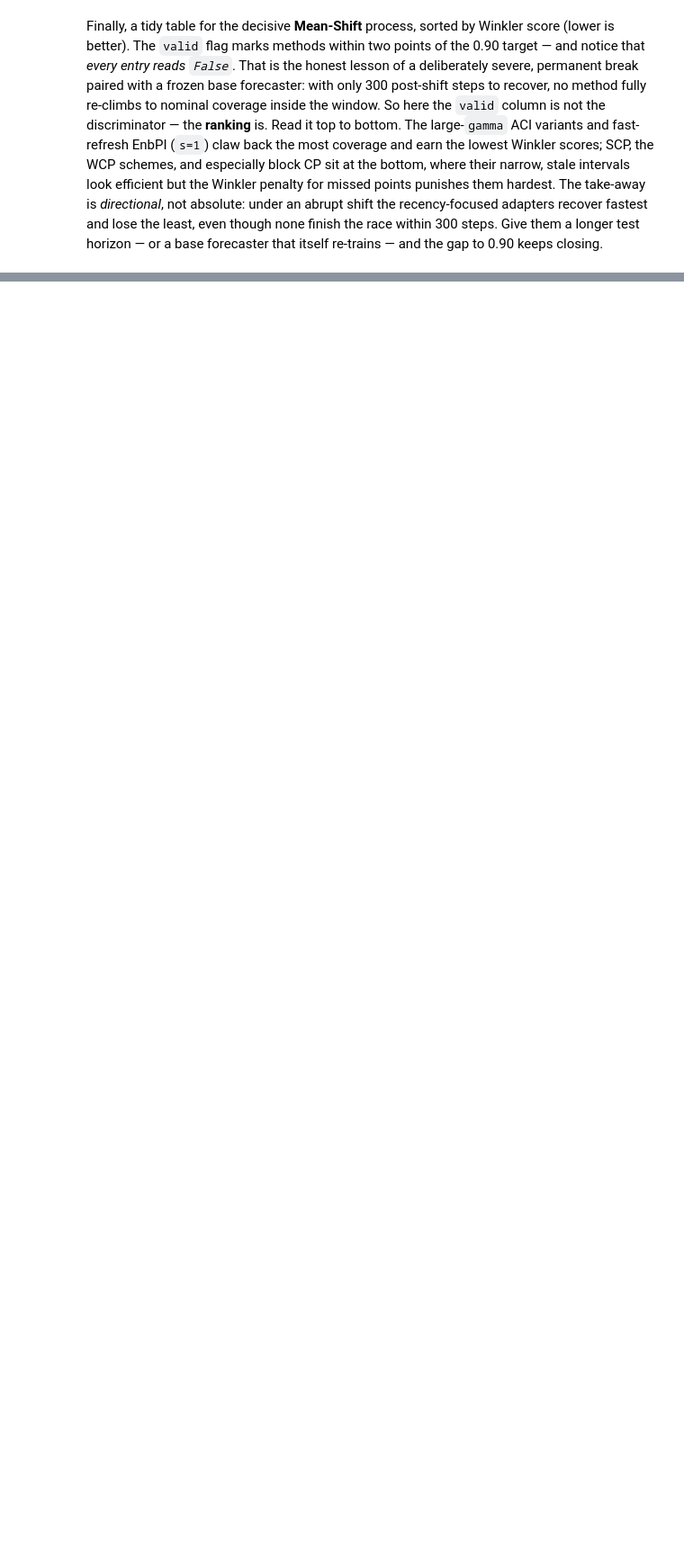
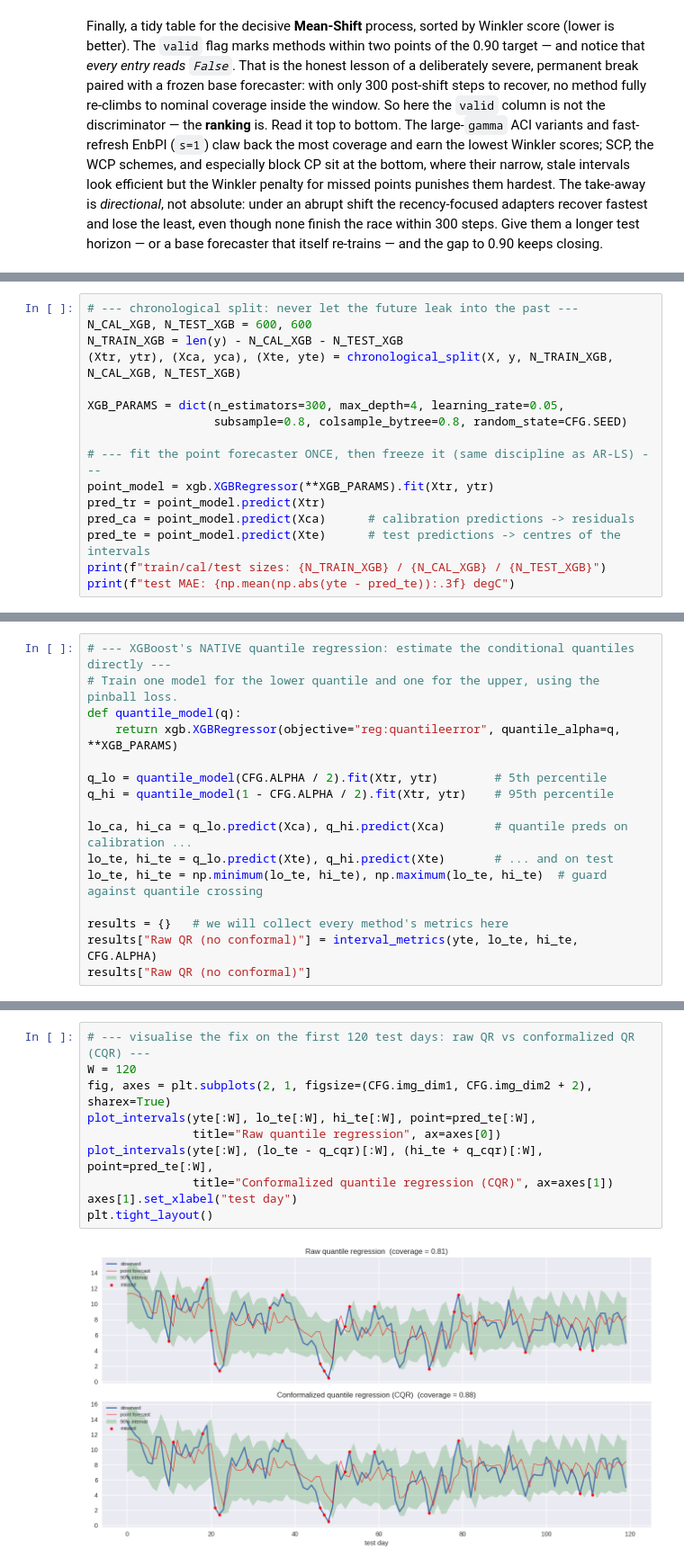
Before and after one commit to tng-konrad/time-series-with-Konrad, a Jupyter notebook: conformal_time_series.ipynb, the cells around one changed output, grey strips where cells are left out. Shown at 90% size. Drawn from its saved outputs; the diff is of its cells as text; blank space fills up the shorter version.

```diff
--- a/claude-notebook-conformal_time_series.ipynb
+++ b/conformal_time_series.ipynb
@@ -603,0 +668,16 @@ Finally, a tidy table for the decisive **Mean-Shift** process, sorted by Winkler
+# %%
+# --- chronological split: never let the future leak into the past ---
+N_CAL_XGB, N_TEST_XGB = 600, 600
+N_TRAIN_XGB = len(y) - N_CAL_XGB - N_TEST_XGB
+(Xtr, ytr), (Xca, yca), (Xte, yte) = chronological_split(X, y, N_TRAIN_XGB, N_CAL_XGB, N_TEST_XGB)
+
+XGB_PARAMS = dict(n_estimators=300, max_depth=4, learning_rate=0.05,
+                  subsample=0.8, colsample_bytree=0.8, random_state=CFG.SEED)
+
+# --- fit the point forecaster ONCE, then freeze it (same discipline as AR-LS) ---
+point_model = xgb.XGBRegressor(**XGB_PARAMS).fit(Xtr, ytr)
+pred_tr = point_model.predict(Xtr)
+pred_ca = point_model.predict(Xca)      # calibration predictions -> residuals
+pred_te = point_model.predict(Xte)      # test predictions -> centres of the intervals
+print(f"train/cal/test sizes: {N_TRAIN_XGB} / {N_CAL_XGB} / {N_TEST_XGB}")
+print(f"test MAE: {np.mean(np.abs(yte - pred_te)):.3f} degC")
@@ -603,0 +689,16 @@ Finally, a tidy table for the decisive **Mean-Shift** process, sorted by Winkler
+# %%
+# --- XGBoost's NATIVE quantile regression: estimate the conditional quantiles directly ---
+# Train one model for the lower quantile and one for the upper, using the pinball loss.
+def quantile_model(q):
+    return xgb.XGBRegressor(objective="reg:quantileerror", quantile_alpha=q, **XGB_PARAMS)
+
+q_lo = quantile_model(CFG.ALPHA / 2).fit(Xtr, ytr)        # 5th percentile
+q_hi = quantile_model(1 - CFG.ALPHA / 2).fit(Xtr, ytr)    # 95th percentile
+
+lo_ca, hi_ca = q_lo.predict(Xca), q_hi.predict(Xca)       # quantile preds on calibration ...
+lo_te, hi_te = q_lo.predict(Xte), q_hi.predict(Xte)       # ... and on test
+lo_te, hi_te = np.minimum(lo_te, hi_te), np.maximum(lo_te, hi_te)  # guard against quantile crossing
+
+results = {}   # we will collect every method's metrics here
+results["Raw QR (no conformal)"] = interval_metrics(yte, lo_te, hi_te, CFG.ALPHA)
+results["Raw QR (no conformal)"]
@@ -603,0 +833,12 @@ Finally, a tidy table for the decisive **Mean-Shift** process, sorted by Winkler
+# %%
+# --- visualise the fix on the first 120 test days: raw QR vs conformalized QR (CQR) ---
+W = 120
+fig, axes = plt.subplots(2, 1, figsize=(CFG.img_dim1, CFG.img_dim2 + 2), sharex=True)
+plot_intervals(yte[:W], lo_te[:W], hi_te[:W], point=pred_te[:W],
+               title="Raw quantile regression", ax=axes[0])
+plot_intervals(yte[:W], (lo_te - q_cqr)[:W], (hi_te + q_cqr)[:W], point=pred_te[:W],
+               title="Conformalized quantile regression (CQR)", ax=axes[1])
+axes[1].set_xlabel("test day")
+plt.tight_layout()
+# %% [output]
+[figure, added]
```
Also changed, not shown: parts of 27 cells of this notebook, 2 other files.
